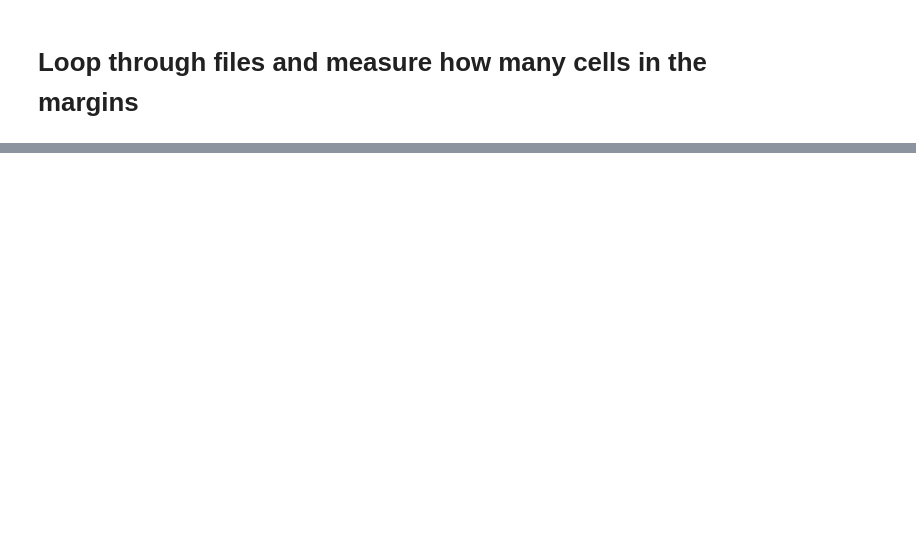
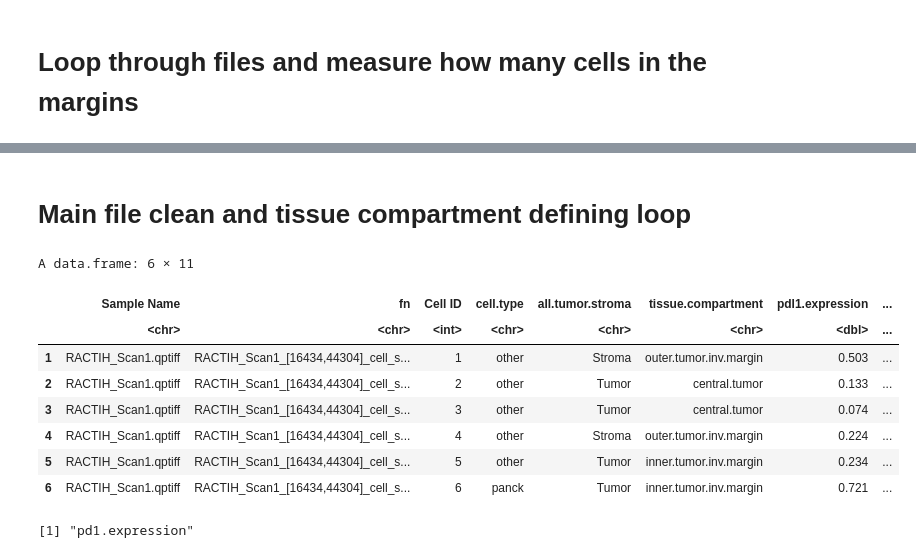
Before and after one commit to KidElectric/173-BFerris-NRG-HN003-Vectra, a Jupyter notebook: 01_R_try_phenopter_tumor_margin_tests.ipynb, the cells around one changed output, grey strips where cells are left out. Saved outputs shown, nothing was run; the diff lists cells and outputs as text; code cells hidden in the pictures; blank space fills up the shorter version.

```diff
--- a/01_R_try_phenopter_tumor_margin_tests.ipynb
+++ b/01_R_try_phenopter_tumor_margin_tests.ipynb
@@ -313,5 +203,0 @@ csd <- sample_cell_seg_data # Select tumor cells with PDL1 expression > 3 select
-# %%
-selector <- list('CK+', ~`Entire Cell PD-L1 (Opal 520) Total (Normalized Counts, Total Weighting)`>25)
-pdl1.test <- select_rows(clean.csd, selector)
-sum(pdl1.test)
-clean.csd[pdl1.test,1:20]
@@ -341,14 +203,0 @@ A data.frame: 1094 × 20
-# %%
-# Find the number of Tregs with a tumor cell 35 microns
-for (pheno in unique(clean.csd$Phenotype)){
-    print(pheno)
-    outer_margin <- count_within(clean.csd,
-                                 from=pheno,
-                                 to='CK+',
-                                 radius=c(35),
-                                 category = c('Stroma')
-                                 )
-    idx = outer_margin$from_with > 0
-    print(outer_margin[idx,])
-}
-# outer_margin
@@ -373,6 +203,0 @@ for (pheno in unique(clean.csd$Phenotype)){
-# %%
-pheno <- 'PD1+'
-outer_margin <- count_within(clean.csd, from=pheno, to='CK+',
-                         radius=c(35,50,100,200),  category = c('Tumor'))
-idx = outer_margin$from_with > 0
-print(outer_margin[idx,])
@@ -487,0 +289,16 @@ ERROR: Error in `[.data.frame`(temp, , "Distance to Stroma"): undefined columns
+# %%
+sub <- clean.csd
+sub$cell.type <- 'other'
+for (cell in names(cell.defs)) {
+    print(cell)
+    idx <- rep_len(TRUE, dim(sub)[1])
+    def <- cell.defs[[cell]]
+    for (col in names(def)){
+        print(col)
+        idx <- idx & (sub[col] == def[[col]])
+    }
+    # print(sub[idx,1:10])
+    print(sum(idx))
+    sub[idx, 'cell.type'] <- cell
+}
+sub %>% count(cell.type)
@@ -487,0 +324,2 @@ ERROR: Error in `[.data.frame`(temp, , "Distance to Stroma"): undefined columns
+# %% [markdown]
+# Main file clean and tissue compartment defining loop
@@ -488,2 +429,12 @@ ERROR: Error in `[.data.frame`(temp, , "Distance to Stroma"): undefined columns
 # %%
-mean(df)
+head(df)
+# %% [output]
+A data.frame: 6 × 11
+|  | Sample Name | fn | Cell ID | cell.type | all.tumor.stroma | tissue.compartment | pdl1.expression | ... |
+|  | <chr> | <chr> | <int> | <chr> | <chr> | <chr> | <dbl> | ... |
+| 1 | RACTIH_Scan1.qptiff | RACTIH_Scan1_[16434,44304]_cell_s... | 1 | other | Stroma | outer.tumor.inv.margin | 0.503 | ... |
+| 2 | RACTIH_Scan1.qptiff | RACTIH_Scan1_[16434,44304]_cell_s... | 2 | other | Tumor | central.tumor | 0.133 | ... |
+| 3 | RACTIH_Scan1.qptiff | RACTIH_Scan1_[16434,44304]_cell_s... | 3 | other | Tumor | central.tumor | 0.074 | ... |
+| 4 | RACTIH_Scan1.qptiff | RACTIH_Scan1_[16434,44304]_cell_s... | 4 | other | Stroma | outer.tumor.inv.margin | 0.224 | ... |
+| 5 | RACTIH_Scan1.qptiff | RACTIH_Scan1_[16434,44304]_cell_s... | 5 | other | Tumor | inner.tumor.inv.margin | 0.234 | ... |
+| 6 | RACTIH_Scan1.qptiff | RACTIH_Scan1_[16434,44304]_cell_s... | 6 | panck | Tumor | inner.tumor.inv.margin | 0.721 | ... |
@@ -491,0 +441,4 @@ help(mean)
+# %%
+keep.cols[!(keep.cols %in% colnames(sub)) ]
+# %% [output]
+[1] "pd1.expression"
```
Also changed, not shown: parts of 37 cells of this notebook.
